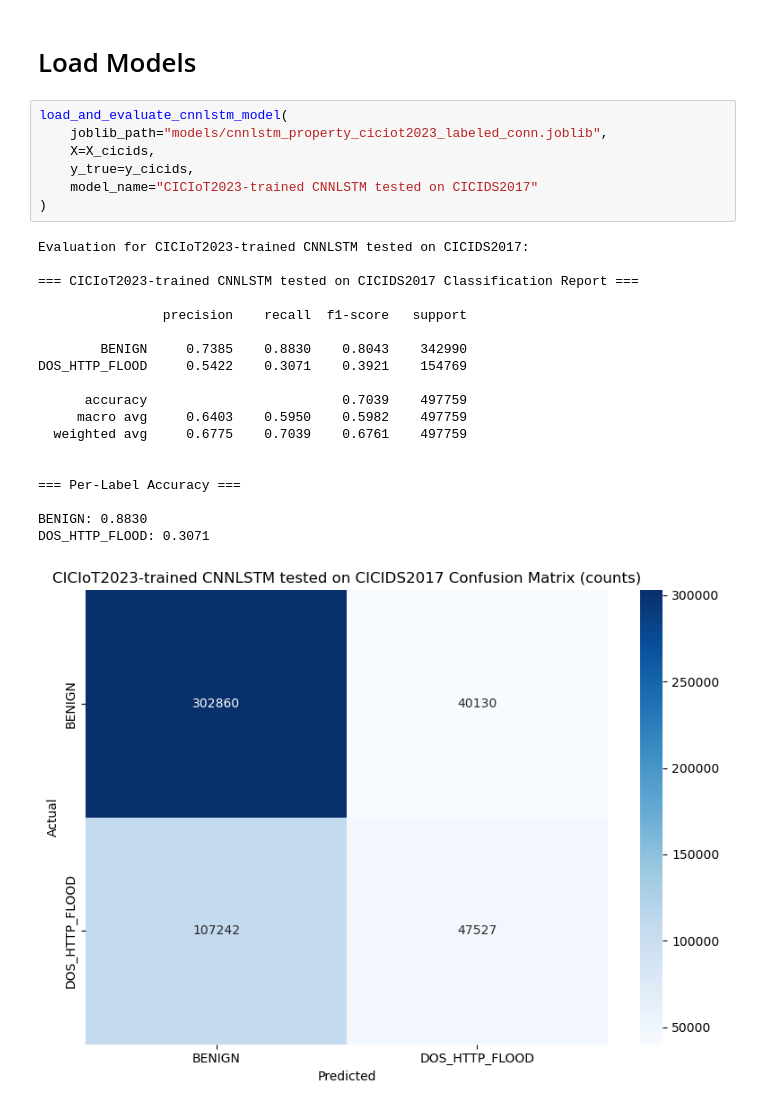
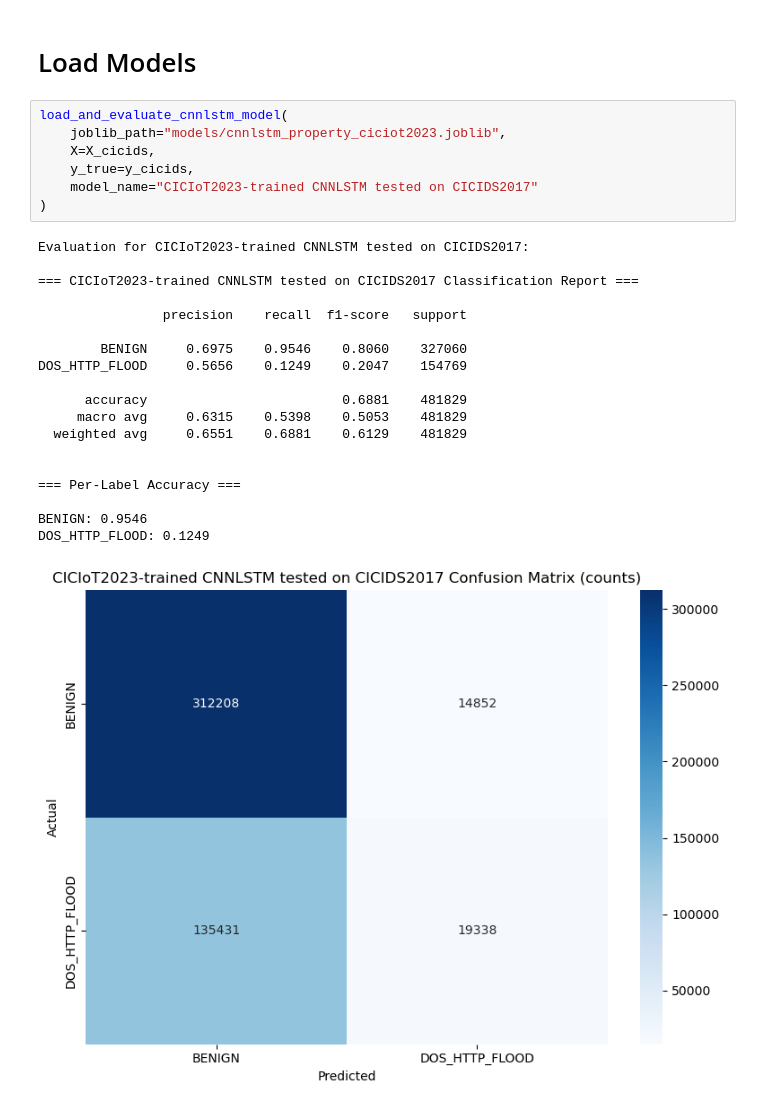
Before and after one commit to ramuld12/Property-based-Neural-Network-Verification, a Jupyter notebook: withProperties/cross_dataset_eval.ipynb, the cells around one changed output. Saved outputs shown, nothing was run; the diff lists cells and outputs as text.

```diff
--- a/withProperties/cross_dataset_eval.ipynb
+++ b/withProperties/cross_dataset_eval.ipynb
@@ -35,28 +35,28 @@ CICIoT test shape: (1850844, 7)
 # Load Models
 # %%
 load_and_evaluate_cnnlstm_model(
-    joblib_path="models/cnnlstm_property_ciciot2023_labeled_conn.joblib",
+    joblib_path="models/cnnlstm_property_ciciot2023.joblib",
     X=X_cicids,
     y_true=y_cicids,
     model_name="CICIoT2023-trained CNNLSTM tested on CICIDS2017"
 )
 # %% [output]
 Evaluation for CICIoT2023-trained CNNLSTM tested on CICIDS2017:
 
 === CICIoT2023-trained CNNLSTM tested on CICIDS2017 Classification Report ===
 
                 precision    recall  f1-score   support
 
-        BENIGN     0.7385    0.8830    0.8043    342990
-DOS_HTTP_FLOOD     0.5422    0.3071    0.3921    154769
+        BENIGN     0.6975    0.9546    0.8060    327060
+DOS_HTTP_FLOOD     0.5656    0.1249    0.2047    154769
 
-      accuracy                         0.7039    497759
-     macro avg     0.6403    0.5950    0.5982    497759
-  weighted avg     0.6775    0.7039    0.6761    497759
+      accuracy                         0.6881    481829
+     macro avg     0.6315    0.5398    0.5053    481829
+  weighted avg     0.6551    0.6881    0.6129    481829
 
 
 === Per-Label Accuracy ===
 
-BENIGN: 0.8830
-DOS_HTTP_FLOOD: 0.3071
+BENIGN: 0.9546
+DOS_HTTP_FLOOD: 0.1249
-[figure, old version]
+[figure, new version]
```
Also changed, not shown: parts of 2 cells of this notebook, 6 other files.
